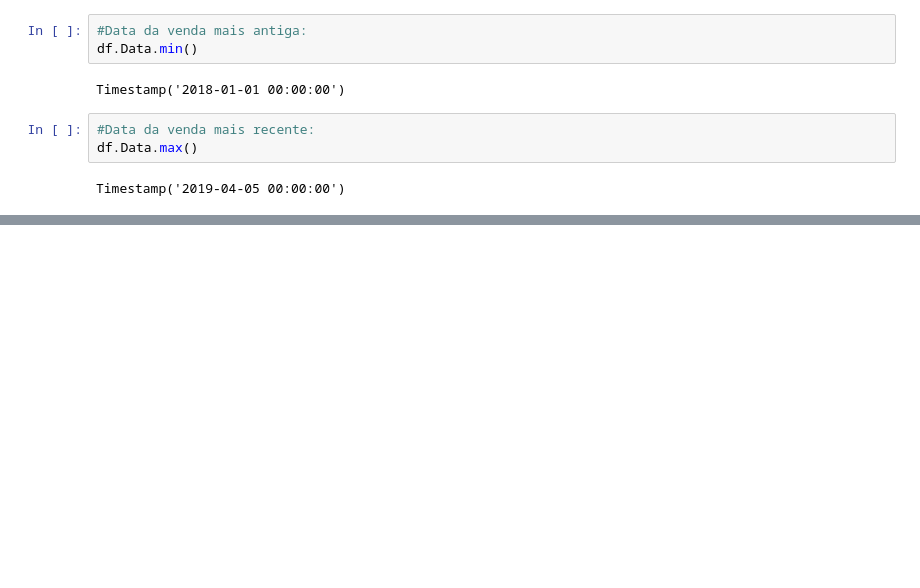
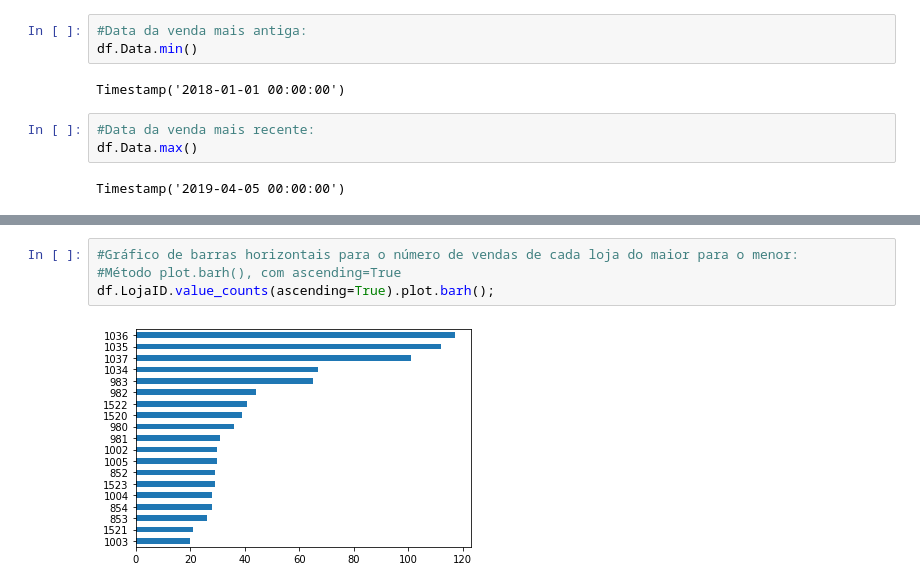
Before and after one commit to shl0mo/AnaliseDados_DIO-Pandas, a Jupyter notebook: AnaliseDados_DIO_Pandas.ipynb, the cells around one changed output, grey strips where cells are left out. Saved outputs shown, nothing was run; the diff lists cells and outputs as text; blank space fills up the shorter version.

```diff
--- a/AnaliseDados_DIO_Pandas.ipynb
+++ b/AnaliseDados_DIO_Pandas.ipynb
@@ -413,0 +455,6 @@ vendas_marco_2019.sample(10)
+# %%
+#Gráfico de barras horizontais para o número de vendas de cada loja do maior para o menor:
+#Método plot.barh(), com ascending=True
+df.LojaID.value_counts(ascending=True).plot.barh();
+# %% [output]
+[figure, added]
```
Also changed, not shown: parts of 18 cells of this notebook.
